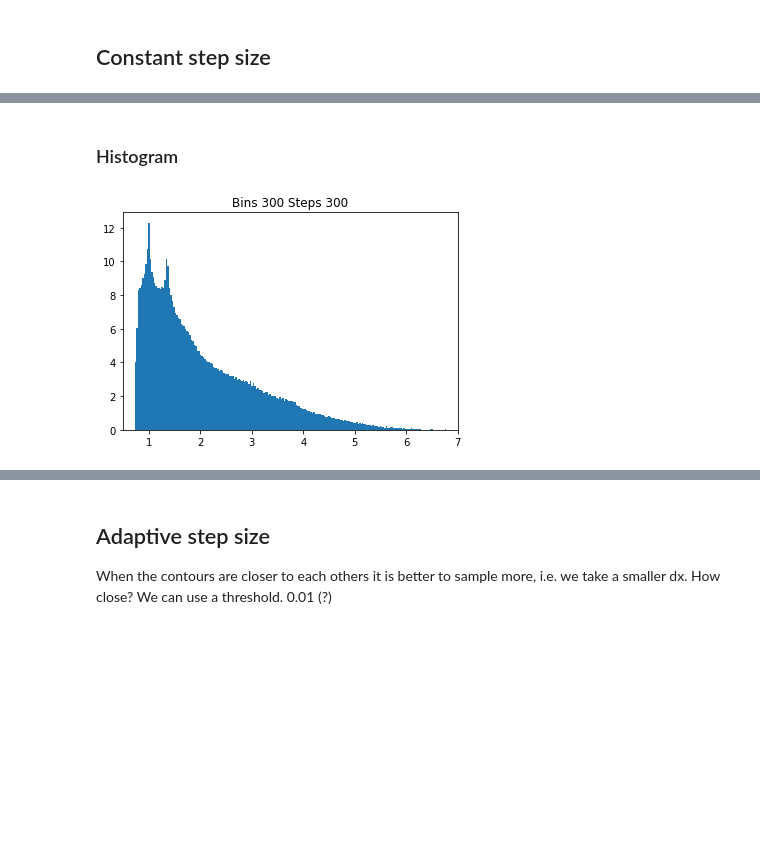
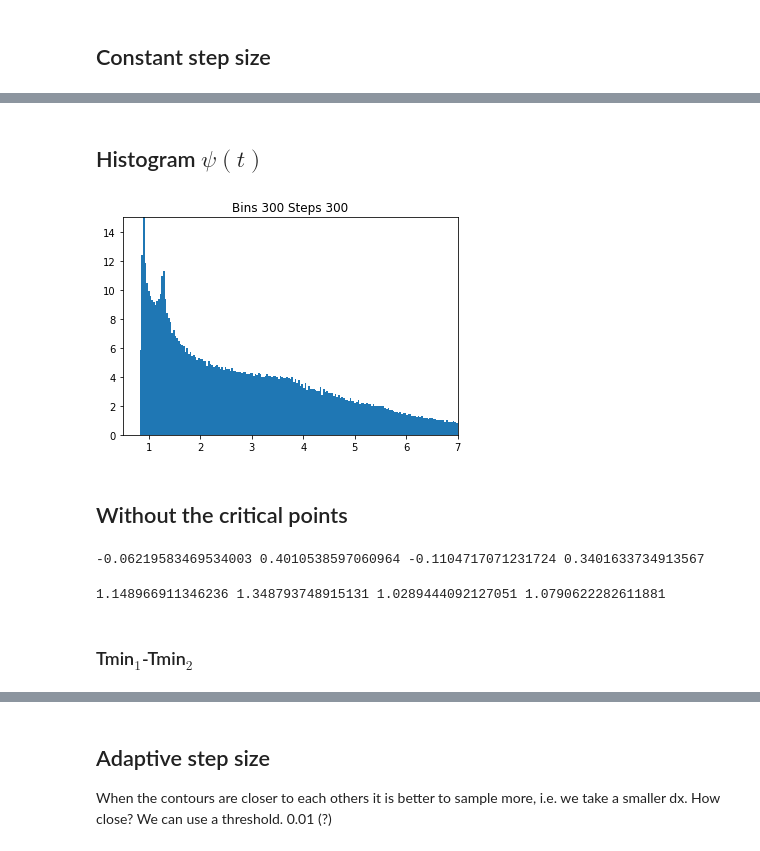
Before and after one commit to margres/Master-thesis, a Jupyter notebook: Contour_integral.ipynb, the cells around one changed output, grey strips where cells are left out. Cells and saved outputs as stored; diff of their text form; code cells hidden in the pictures; blank space fills up the shorter version.

```diff
--- a/Contour_integral.ipynb
+++ b/Contour_integral.ipynb
@@ -6,32 +12,37 @@ from numpy import exp,arange
 # %% [markdown]
 ## Constants
 # %%
-mu=0.2 #shear in a 0-1 range
-theta=0.1
+mu=0.1
+#shear in a 0-1 range
+th=0.1
 phi=0.1
 # %% [markdown]
 ## Constant step size
 # %%
 def tau_point_mass(x_,y_): #time delay
     #tau=(1+z_l)/c*[d_os/(2*d_ol*d_ls)*(r-r_s)**2-2G/c**2]
-    tau=(1+mu)*x_**2 +(1-mu)*y_**2 -2*theta*(x_*np.cos(phi)+y_*np.sin(phi))-np.log(x_**2 +y_**2) #equation 4
+    tau=(1+mu)*x_**2 +(1-mu)*y_**2 -2*th*(x_*np.cos(phi)+y_*np.sin(phi))-np.log(x_**2 +y_**2) #equation 4
     return tau
+
+def polar_coord(r,theta, mu, th,phi): #the derivative if theta
+
+    return r**2 * np.cos(theta)**2* (1+ mu) +(1-mu)*r**2*np.sin(theta)**2-2*th*r*(np.cos(theta)*np.cos(phi)+np.sin(theta)*np.sin(phi))- np.log(r**2)
 # %%
 n_steps=300
 n_bins=300
-xmin=-2
-xmax=2
+xmin=-2.5
+xmax=2.5
+r_max= np.sqrt(2*xmax**2)
+r=np.linspace(1*10^(-10),r_max, n_steps)
+theta=np.linspace(0., 2*np.pi, n_steps)
+
+#r,theta =np.meshgrid(r, theta) # grid of point
+tau_polar= polar_coord(r,theta, mu, th,phi)
+
+x_range=xmax-xmin
 x_lin=np.linspace(xmin,xmax,n_steps)
 y_lin=np.linspace(xmin,xmax,n_steps)
+
 psi_t=[]
-
-'''
-for a in x_lin:
-    for b in y_lin:
-        psi_t.append(tau_point_mass(a,b))
-'''
-
 X,Y =np.meshgrid(x_lin, y_lin) # grid of point
 tau = tau_point_mass(X, Y) # evaluation of the function on the grid
-
-#dx=np.ones(len(tau))*4/n_steps
@@ -41,13 +153,19 @@ dx=np.ones(len(tau_for_hist))*(xmax-xmin)/(n_steps)  #size of the step in the gr
 # %% [markdown]
-### Histogram
+## Histogram $ \psi (t)$
 # %%
-values, bins, _ =plt.hist(tau_for_hist,n_bins, weights=dx*dx/(np.max(tau)-np.min(tau))*n_bins) #psi
+tau_for_hist=tau.flatten()
+dx=np.ones(len(tau_for_hist))*(xmax-xmin)/(n_steps)  #size of the step in the grid. in the lens frame of reference
+
+weight=dx*dx/(np.max(tau)-np.min(tau))*n_bins
+values, bins, _ =plt.hist(tau_for_hist, n_bins, weights=weight) #color='gray') #psi
 #values, bins, _ =plt.hist(tau_for_hist,n_bins, weights=dx*dx*(np.max(tau)-np.min(tau))/n_bins) #psi
 plt.xlim(0.5, 7)
 plt.ylim(0, 15)
 area = sum(np.diff(bins)*values)
 plt.title('Bins '+str(n_bins)+' Steps '+str(n_steps))
 plt.savefig('hist_constantstep_Bins_'+str(n_bins)+'_Steps_'+str(n_steps))
 plt.show()
 # %% [output]
-[figure, old version]
+[figure, new version]
+# %% [markdown]
+## Without the critical points
@@ -53,0 +196,10 @@ plt.show()
+# %%
+print(mu_saddle1,mu_saddle2, mu_min1,mu_min2)
+# %% [output]
+-0.06219583469534003 0.4010538597060964 -0.1104717071231724 0.3401633734913567
+# %%
+print(tau_critical[index_saddle1],tau_critical[index_saddle2], tau_critical[index_min1],tau_critical[index_min2])
+# %% [output]
+1.148966911346236 1.348793748915131 1.0289444092127051 1.0790622282611881
+# %% [markdown]
+### Tmin$_1$-Tmin$_2$
```
Also changed, not shown: parts of 66 cells of this notebook, 23 other files.
